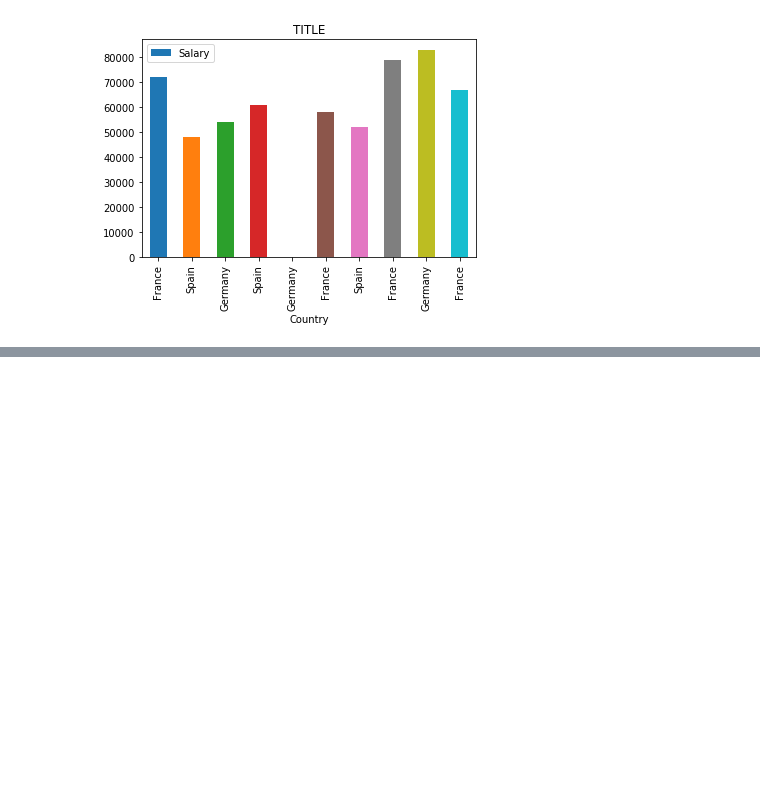
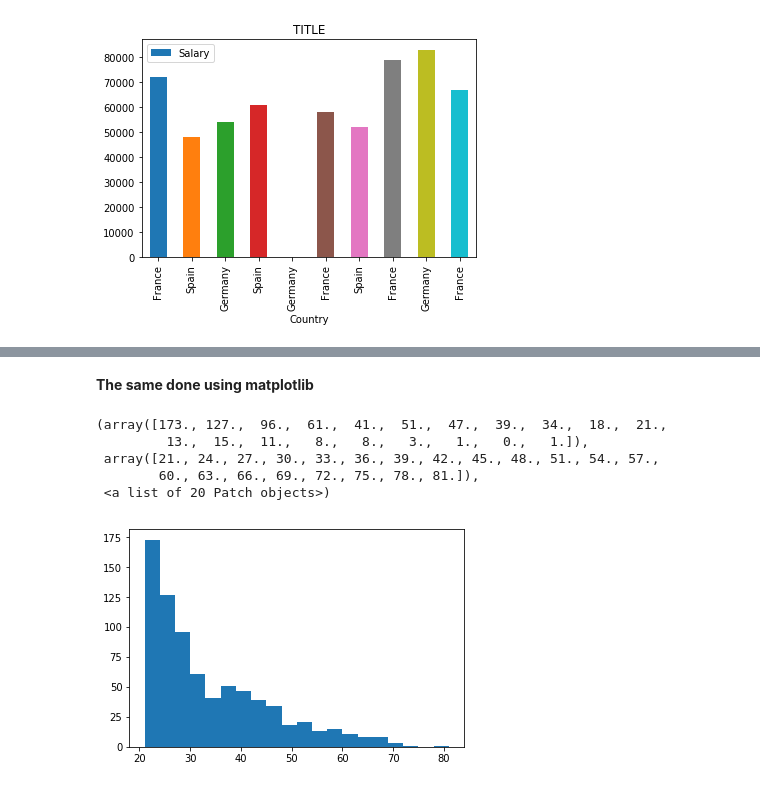
Before and after one commit to as641651/TensorFlowDocker, a Jupyter notebook: exercise/Refresher_DataVis.ipynb, the cells around one changed output, grey strips where cells are left out. Saved outputs shown, nothing was run; the diff lists cells and outputs as text; code cells hidden in the pictures; blank space fills up the shorter version.

```diff
--- a/exercise/Refresher_DataVis.ipynb
+++ b/exercise/Refresher_DataVis.ipynb
@@ -154,0 +172,11 @@ df.plot(x='Country',y='Salary',kind='bar',title="TITLE")
+# %% [markdown]
+**The same done using matplotlib**
+# %%
+plt.hist(df1["Age"].values,bins=20)
+# %% [output]
+(array([173., 127.,  96.,  61.,  41.,  51.,  47.,  39.,  34.,  18.,  21.,
+         13.,  15.,  11.,   8.,   8.,   3.,   1.,   0.,   1.]),
+ array([21., 24., 27., 30., 33., 36., 39., 42., 45., 48., 51., 54., 57.,
+        60., 63., 66., 69., 72., 75., 78., 81.]),
+ <a list of 20 Patch objects>)
+[figure, added]
```
Also changed, not shown: parts of 3 cells of this notebook, 6 other files.
